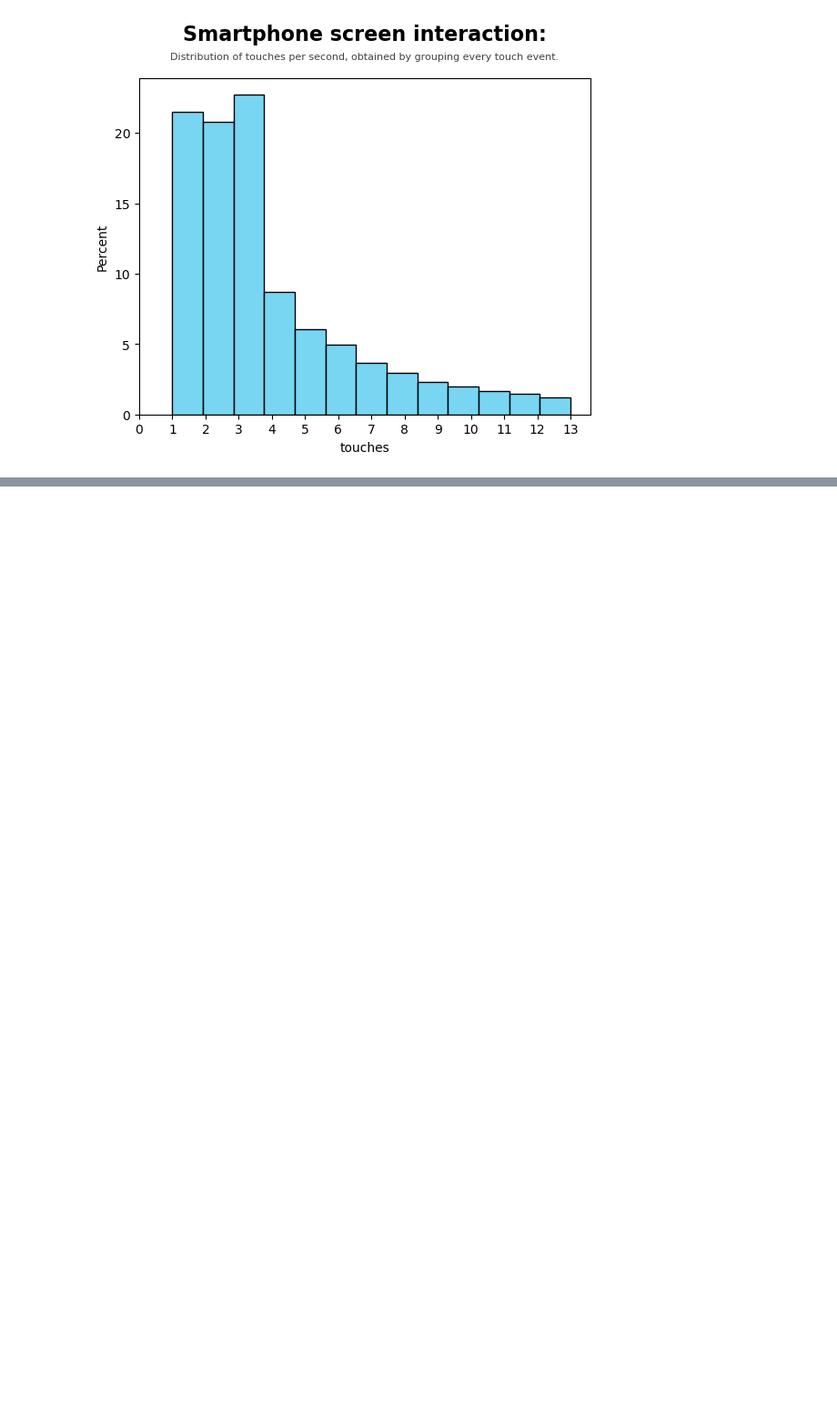
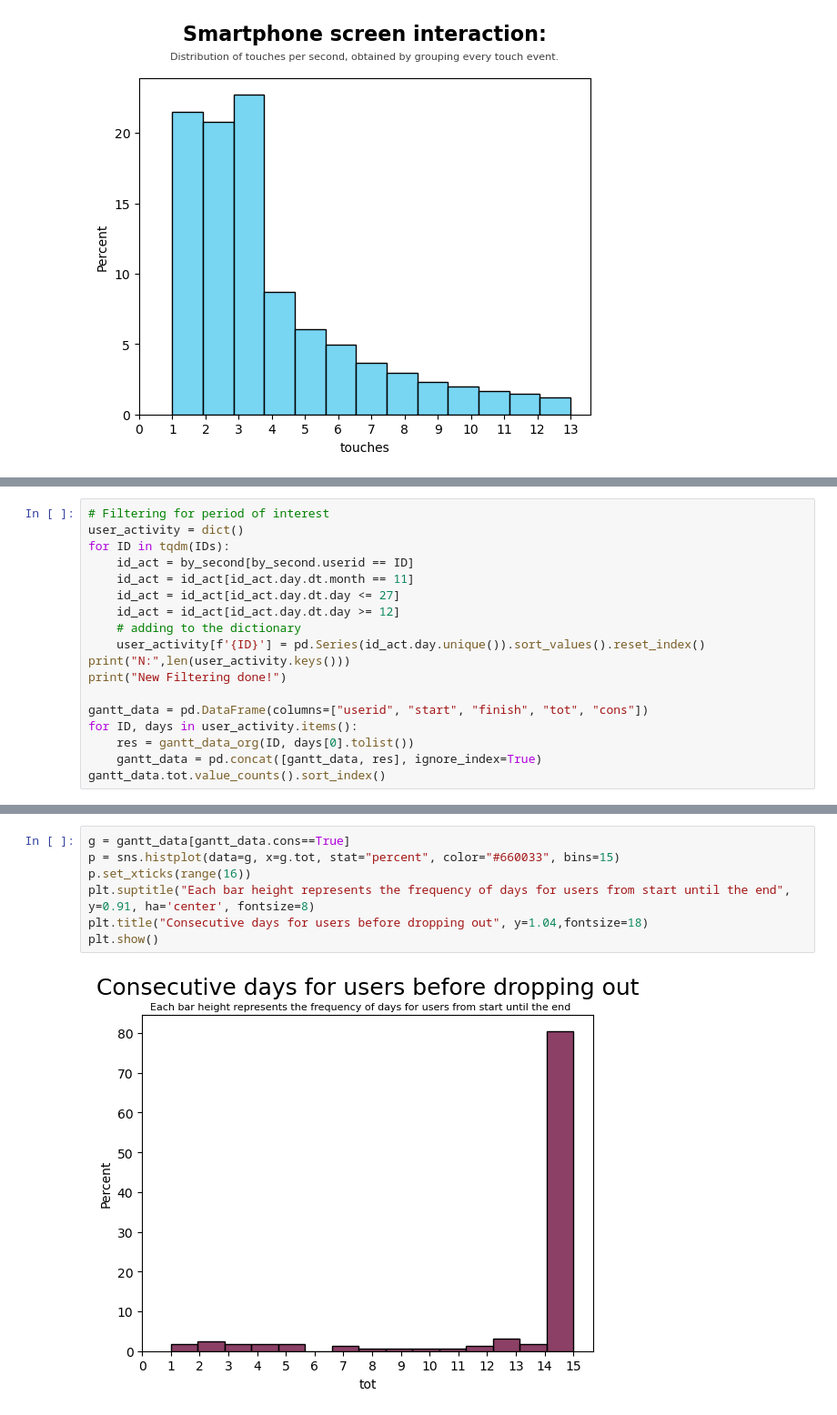
Before and after one commit to FluveFV/PhonePervasiveness, a Jupyter notebook: Data_preparation_and_cleaning.ipynb, the cells around one changed output, grey strips where cells are left out. Shown: that part at 91% size. Cells and saved outputs as stored; diff of their text form; blank space fills up the shorter version.

```diff
--- a/Data_preparation_and_cleaning.ipynb
+++ b/Data_preparation_and_cleaning.ipynb
@@ -302,0 +249,18 @@ active_days = user_activity.count()
+# %%
+# Filtering for period of interest
+user_activity = dict()
+for ID in tqdm(IDs):
+    id_act = by_second[by_second.userid == ID]
+    id_act = id_act[id_act.day.dt.month == 11]
+    id_act = id_act[id_act.day.dt.day <= 27]
+    id_act = id_act[id_act.day.dt.day >= 12]
+    # adding to the dictionary
+    user_activity[f'{ID}'] = pd.Series(id_act.day.unique()).sort_values().reset_index()
+print("N:",len(user_activity.keys()))
+print("New Filtering done!")
+
+gantt_data = pd.DataFrame(columns=["userid", "start", "finish", "tot", "cons"])
+for ID, days in user_activity.items():
+    res = gantt_data_org(ID, days[0].tolist())
+    gantt_data = pd.concat([gantt_data, res], ignore_index=True)
+gantt_data.tot.value_counts().sort_index()
@@ -302,0 +287,9 @@ active_days = user_activity.count()
+# %%
+g = gantt_data[gantt_data.cons==True]
+p = sns.histplot(data=g, x=g.tot, stat="percent", color="#660033", bins=15)
+p.set_xticks(range(16))
+plt.suptitle("Each bar height represents the frequency of days for users from start until the end", y=0.91, ha='center', fontsize=8)
+plt.title("Consecutive days for users before dropping out", y=1.04,fontsize=18)
+plt.show()
+# %% [output]
+[figure, added]
```
Also changed, not shown: parts of 27 cells of this notebook.
